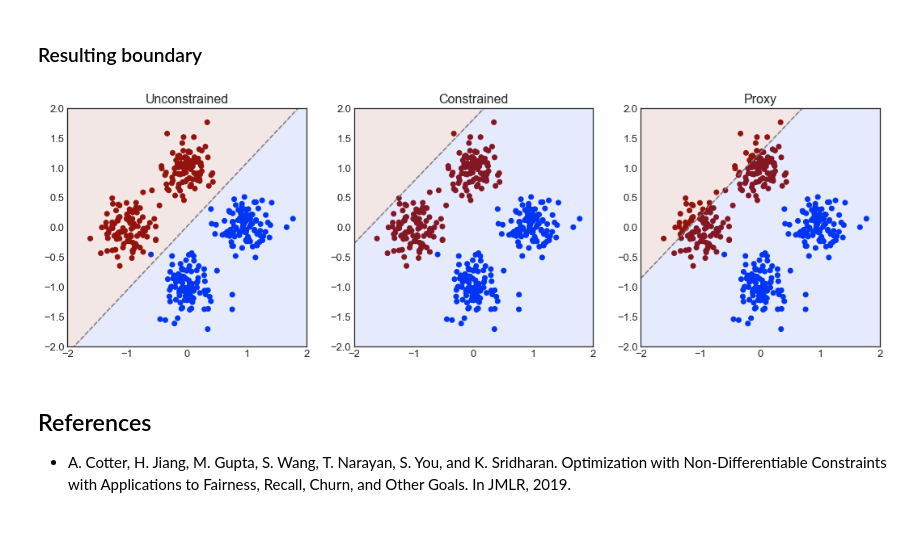
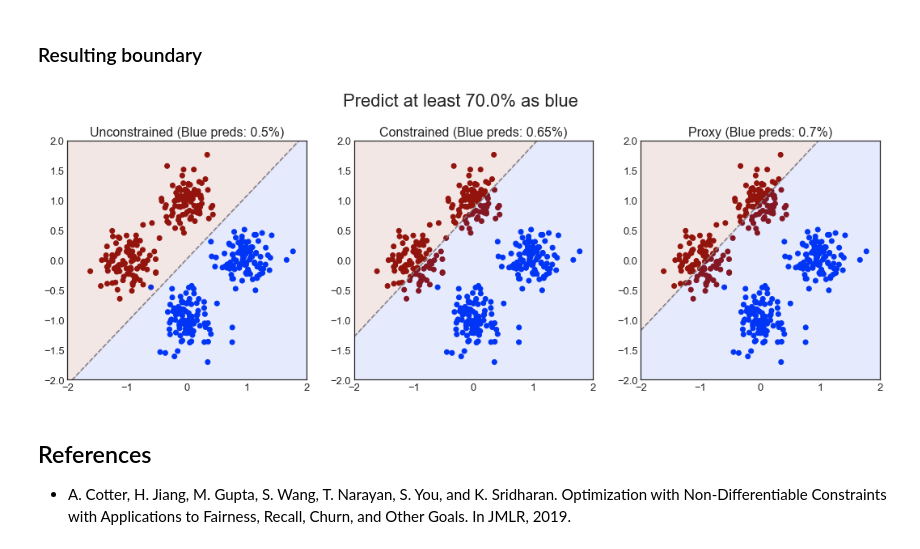
Before and after one commit to cooper-org/cooper, a Jupyter notebook: tutorials/Gaussian_mixture.ipynb, the cells around one changed output. Saved outputs shown, nothing was run; the diff lists cells and outputs as text; code cells hidden in the pictures.

Commit message:
Nicer plot gaussian mixt

```diff
--- a/tutorials/Gaussian_mixture.ipynb
+++ b/tutorials/Gaussian_mixture.ipynb
@@ -102,9 +102,10 @@ class MixtureSeparation(cooper.ConstrainedMinimizationProblem):
 # %% [markdown]
 ### Training
 # %%
-constraint_level = 0.9
+constraint_level = 0.7
 print_freq = 1000
 models = []
+constraint_values = []
 
 for problem in ["unconstrained", "constrained", "proxy"]:
 
@@ -123,25 +124,31 @@ for problem in ["unconstrained", "constrained", "proxy"]:
         dual_optimizer=dual_optimizer,
     )
 
-    for i in range(5000):
+    for i in range(10000):
         optimizer.zero_grad()
         if is_constrained:
             lagrangian = formulation.composite_objective(cmp.closure, INPUTS, LABELS)
             formulation.custom_backward(lagrangian)
             if i % print_freq == 0:
                 print(
-                    "\t Lag:", lagrangian.item(),
-                    "\t Defect:", cmp.state.ineq_defect.item(),
-                    "\t Multiplier:", formulation.state()[0].item()
+                    "\t Loss:", np.round(cmp.state.loss.item(), 3),
+                    "\t Defect:", np.round(cmp.state.ineq_defect.item(), 3),
+                    "\t Multiplier:", np.round(formulation.state()[0].item(), 3)
                 )
         else:
             loss = cmp.closure(INPUTS, LABELS).loss
             loss.backward()
             if i % print_freq == 0:
-                print("Loss:", loss.item())
+                print("Loss:", np.round(loss.item(), 3))
 
         optimizer.step()
 
     models.append(cmp.linear)
+
+    # Number of elements predicted as class 0 in the train set after training
+    logits = cmp.linear(INPUTS)
+    classes = logits >= 0.
+    prop_0 = torch.sum(classes == 0) / LABELS.numel()
+    constraint_values.append(prop_0.item())
 # %% [output]
 unconstrained
@@ -169,32 +173,33 @@ proxy
 # %%
 fig, axs = plt.subplots(1, 3, figsize=(18, 6))
 titles = ["Unconstrained", "Constrained", "Proxy"]
 
 for idx, model in enumerate(models):
     weight = model.weight.data.flatten().numpy()
     bias = model.bias.data.numpy()
 
     # Reparametrize boundary as x2 = m * x1 + b
     m = -weight[0]/weight[1]
     b = -bias/weight[1]
 
     # Plot data and boundary
     x1 = np.linspace(-2, 2, 100)
     x2 = m*x1 + b
 
     ax = axs[idx]
 
     ax.scatter(*torch.transpose(INPUTS, 0, 1), color=COLORS)
     ax.plot(x1, x2, color="gray", linestyle="--")
     ax.fill_between(x1, -2, x2, color=blue, alpha=0.1)
     ax.fill_between(x1, x2, 2, color=red, alpha=0.1)
 
     ax.set_aspect("equal")
     ax.set_xlim(-2, 2)
     ax.set_ylim(-2, 2)
-    ax.set_title(titles[idx])
+    ax.set_title(titles[idx] + " (Blue preds: " + str(np.round(constraint_values[idx], 2)) + "%)")
+    fig.suptitle("Predict at least " + str(constraint_level*100) + "% as blue")
 # %% [output]
-[figure, old version]
+[figure, new version]
 # %% [markdown]
 ## References
 
```
Also changed, not shown: parts of 1 cell of this notebook.
